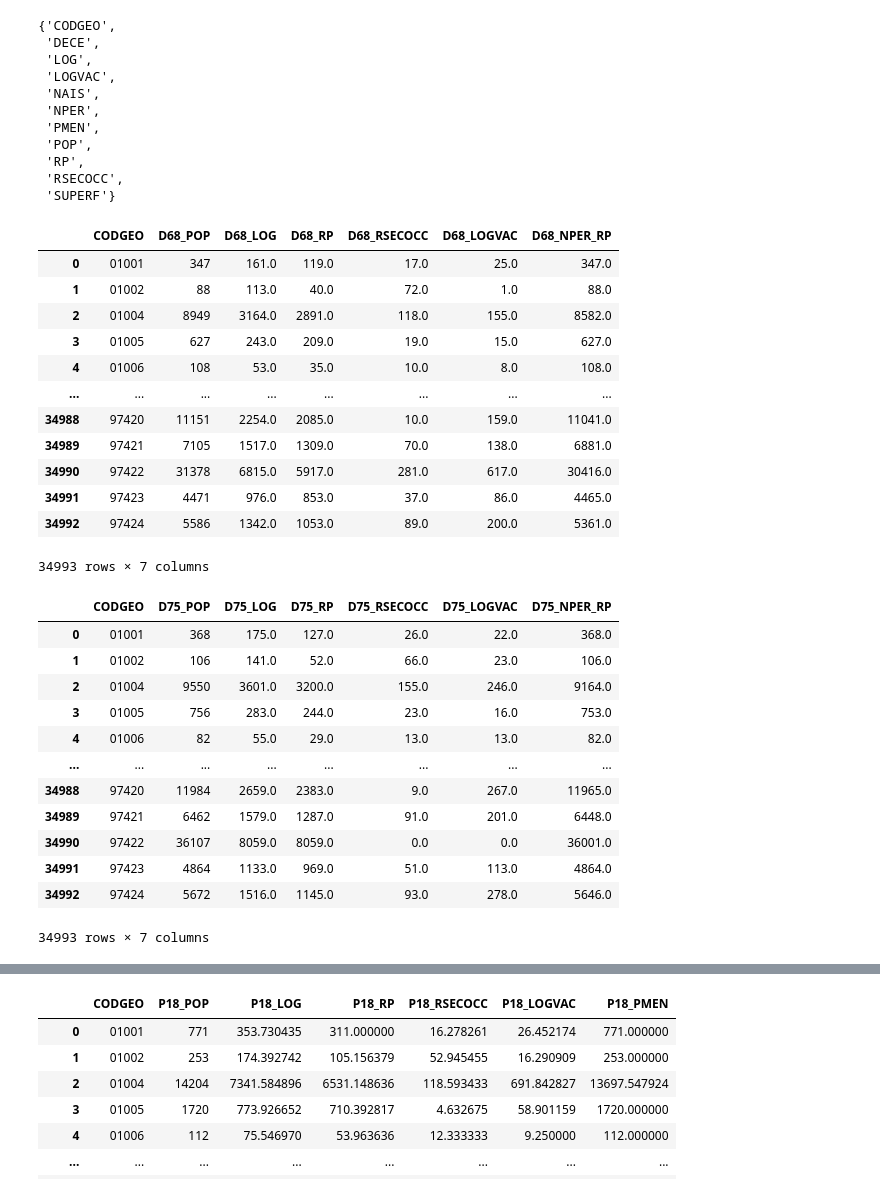
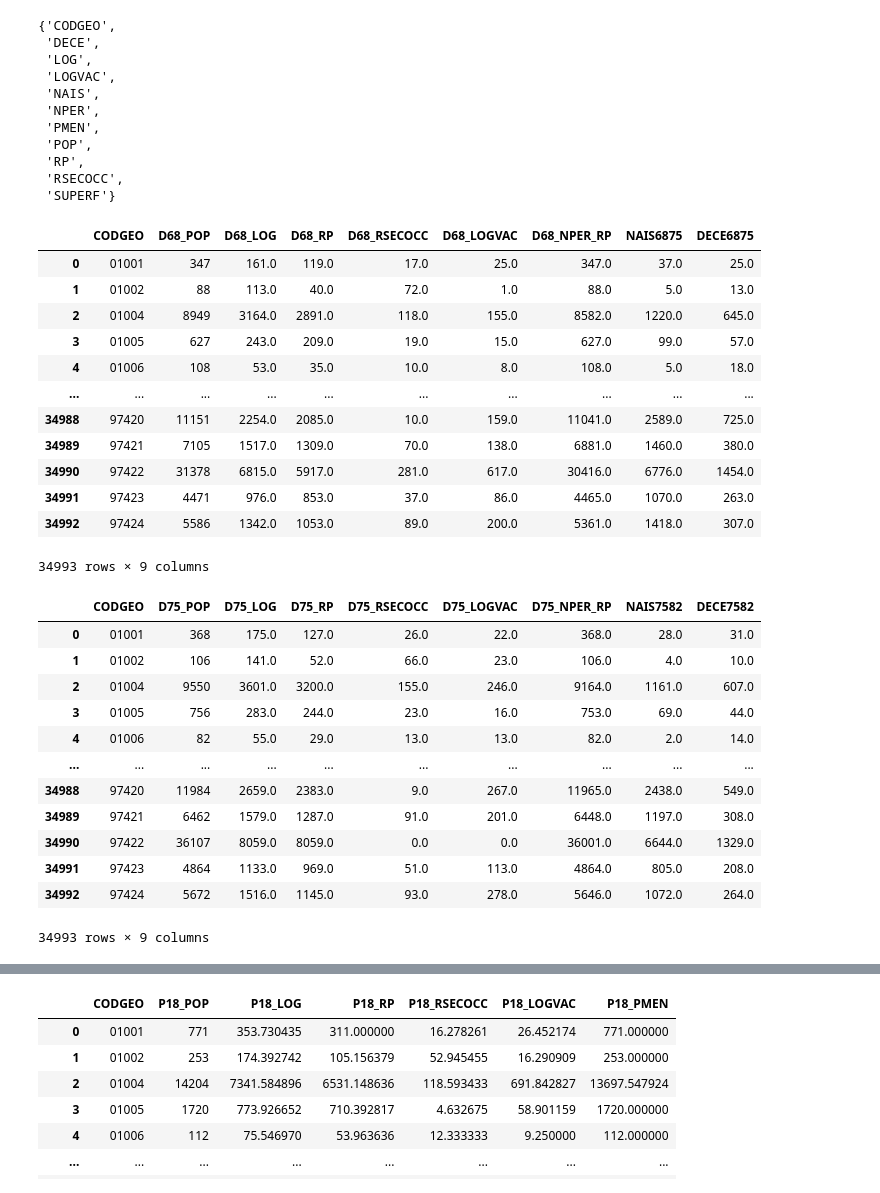
Before and after one commit to hhuzecardosi/BdDA_Scripts, a Jupyter notebook: remodelisations/statistiques.ipynb, the cells around one changed output, grey strips where cells are left out. Cells and saved outputs as stored; diff of their text form; code cells hidden in the pictures.

```diff
--- a/remodelisations/statistiques.ipynb
+++ b/remodelisations/statistiques.ipynb
@@ -27,3 +28,12 @@ data
 | 34991 | 97423 | 7076 | 7268 | 6994 | 6598 | 5767 | 5132 | 4864 | 4471 | 42.58 | ... | ... |
 | 34992 | 97424 | 5492 | 5386 | 5994 | 6115 | 5856 | 5735 | 5672 | 5586 | 84.40 | ... | ... |
 34993 rows × 64 columns
+# %%
+csv_file = csv_file = os.path.join(folder, 'communes.csv')
+
+data_c = pd.read_csv(csv_file, low_memory=False)
+communes = list(data["01001"])
+communes.append('01001')
+
+data.drop(data.index[data['CODGEO'].isin(communes)], inplace=True)
+data
@@ -79,37 +91,38 @@ tmp['libelle'] = rheaders.values()
 new_csv = os.path.join(folder, f'indicateurs.csv')
 pd.DataFrame.from_dict(tmp).to_csv(new_csv, ',', index=False, header=False)
 # %%
-df_1968 = data[["CODGEO", "D68_POP", "D68_LOG", "D68_RP","D68_RSECOCC", "D68_LOGVAC", "D68_NPER_RP"]]
+df_1968 = data[["CODGEO", "D68_POP", "D68_LOG", "D68_RP","D68_RSECOCC", "D68_LOGVAC", "D68_NPER_RP", "NAIS6875", "DECE6875"]]
 df_1968
 # %% [output]
-|  | CODGEO | D68_POP | D68_LOG | D68_RP | D68_RSECOCC | D68_LOGVAC | D68_NPER_RP |
-| 0 | 01001 | 347 | 161.0 | 119.0 | 17.0 | 25.0 | 347.0 |
-| 1 | 01002 | 88 | 113.0 | 40.0 | 72.0 | 1.0 | 88.0 |
-| 2 | 01004 | 8949 | 3164.0 | 2891.0 | 118.0 | 155.0 | 8582.0 |
-| 3 | 01005 | 627 | 243.0 | 209.0 | 19.0 | 15.0 | 627.0 |
-| 4 | 01006 | 108 | 53.0 | 35.0 | 10.0 | 8.0 | 108.0 |
-| ... | ... | ... | ... | ... | ... | ... | ... |
-| 34988 | 97420 | 11151 | 2254.0 | 2085.0 | 10.0 | 159.0 | 11041.0 |
-| 34989 | 97421 | 7105 | 1517.0 | 1309.0 | 70.0 | 138.0 | 6881.0 |
-| 34990 | 97422 | 31378 | 6815.0 | 5917.0 | 281.0 | 617.0 | 30416.0 |
-| 34991 | 97423 | 4471 | 976.0 | 853.0 | 37.0 | 86.0 | 4465.0 |
-| 34992 | 97424 | 5586 | 1342.0 | 1053.0 | 89.0 | 200.0 | 5361.0 |
+|  | CODGEO | D68_POP | D68_LOG | D68_RP | D68_RSECOCC | D68_LOGVAC | D68_NPER_RP | NAIS6875 | DECE6875 |
+| 0 | 01001 | 347 | 161.0 | 119.0 | 17.0 | 25.0 | 347.0 | 37.0 | 25.0 |
+| 1 | 01002 | 88 | 113.0 | 40.0 | 72.0 | 1.0 | 88.0 | 5.0 | 13.0 |
+| 2 | 01004 | 8949 | 3164.0 | 2891.0 | 118.0 | 155.0 | 8582.0 | 1220.0 | 645.0 |
+| 3 | 01005 | 627 | 243.0 | 209.0 | 19.0 | 15.0 | 627.0 | 99.0 | 57.0 |
+| 4 | 01006 | 108 | 53.0 | 35.0 | 10.0 | 8.0 | 108.0 | 5.0 | 18.0 |
+| ... | ... | ... | ... | ... | ... | ... | ... | ... | ... |
+| 34988 | 97420 | 11151 | 2254.0 | 2085.0 | 10.0 | 159.0 | 11041.0 | 2589.0 | 725.0 |
+| 34989 | 97421 | 7105 | 1517.0 | 1309.0 | 70.0 | 138.0 | 6881.0 | 1460.0 | 380.0 |
+| 34990 | 97422 | 31378 | 6815.0 | 5917.0 | 281.0 | 617.0 | 30416.0 | 6776.0 | 1454.0 |
+| 34991 | 97423 | 4471 | 976.0 | 853.0 | 37.0 | 86.0 | 4465.0 | 1070.0 | 263.0 |
+| 34992 | 97424 | 5586 | 1342.0 | 1053.0 | 89.0 | 200.0 | 5361.0 | 1418.0 | 307.0 |
-34993 rows × 7 columns
+34993 rows × 9 columns
 # %%
-df_1975 = data[["CODGEO", "D75_POP", "D75_LOG", "D75_RP","D75_RSECOCC", "D75_LOGVAC", "D75_NPER_RP"]]
+df_1975 = data[["CODGEO", "D75_POP", "D75_LOG", "D75_RP",
+                "D75_RSECOCC", "D75_LOGVAC", "D75_NPER_RP", "NAIS7582", "DECE7582"]]
 df_1975
 # %% [output]
-|  | CODGEO | D75_POP | D75_LOG | D75_RP | D75_RSECOCC | D75_LOGVAC | D75_NPER_RP |
-| 0 | 01001 | 368 | 175.0 | 127.0 | 26.0 | 22.0 | 368.0 |
-| 1 | 01002 | 106 | 141.0 | 52.0 | 66.0 | 23.0 | 106.0 |
-| 2 | 01004 | 9550 | 3601.0 | 3200.0 | 155.0 | 246.0 | 9164.0 |
-| 3 | 01005 | 756 | 283.0 | 244.0 | 23.0 | 16.0 | 753.0 |
-| 4 | 01006 | 82 | 55.0 | 29.0 | 13.0 | 13.0 | 82.0 |
-| ... | ... | ... | ... | ... | ... | ... | ... |
-| 34988 | 97420 | 11984 | 2659.0 | 2383.0 | 9.0 | 267.0 | 11965.0 |
-| 34989 | 97421 | 6462 | 1579.0 | 1287.0 | 91.0 | 201.0 | 6448.0 |
-| 34990 | 97422 | 36107 | 8059.0 | 8059.0 | 0.0 | 0.0 | 36001.0 |
-| 34991 | 97423 | 4864 | 1133.0 | 969.0 | 51.0 | 113.0 | 4864.0 |
-| 34992 | 97424 | 5672 | 1516.0 | 1145.0 | 93.0 | 278.0 | 5646.0 |
+|  | CODGEO | D75_POP | D75_LOG | D75_RP | D75_RSECOCC | D75_LOGVAC | D75_NPER_RP | NAIS7582 | DECE7582 |
+| 0 | 01001 | 368 | 175.0 | 127.0 | 26.0 | 22.0 | 368.0 | 28.0 | 31.0 |
+| 1 | 01002 | 106 | 141.0 | 52.0 | 66.0 | 23.0 | 106.0 | 4.0 | 10.0 |
+| 2 | 01004 | 9550 | 3601.0 | 3200.0 | 155.0 | 246.0 | 9164.0 | 1161.0 | 607.0 |
+| 3 | 01005 | 756 | 283.0 | 244.0 | 23.0 | 16.0 | 753.0 | 69.0 | 44.0 |
+| 4 | 01006 | 82 | 55.0 | 29.0 | 13.0 | 13.0 | 82.0 | 2.0 | 14.0 |
+| ... | ... | ... | ... | ... | ... | ... | ... | ... | ... |
+| 34988 | 97420 | 11984 | 2659.0 | 2383.0 | 9.0 | 267.0 | 11965.0 | 2438.0 | 549.0 |
+| 34989 | 97421 | 6462 | 1579.0 | 1287.0 | 91.0 | 201.0 | 6448.0 | 1197.0 | 308.0 |
+| 34990 | 97422 | 36107 | 8059.0 | 8059.0 | 0.0 | 0.0 | 36001.0 | 6644.0 | 1329.0 |
+| 34991 | 97423 | 4864 | 1133.0 | 969.0 | 51.0 | 113.0 | 4864.0 | 805.0 | 208.0 |
+| 34992 | 97424 | 5672 | 1516.0 | 1145.0 | 93.0 | 278.0 | 5646.0 | 1072.0 | 264.0 |
-34993 rows × 7 columns
+34993 rows × 9 columns
 # %%
```
Also changed, not shown: parts of 11 cells of this notebook, 2 other files.
